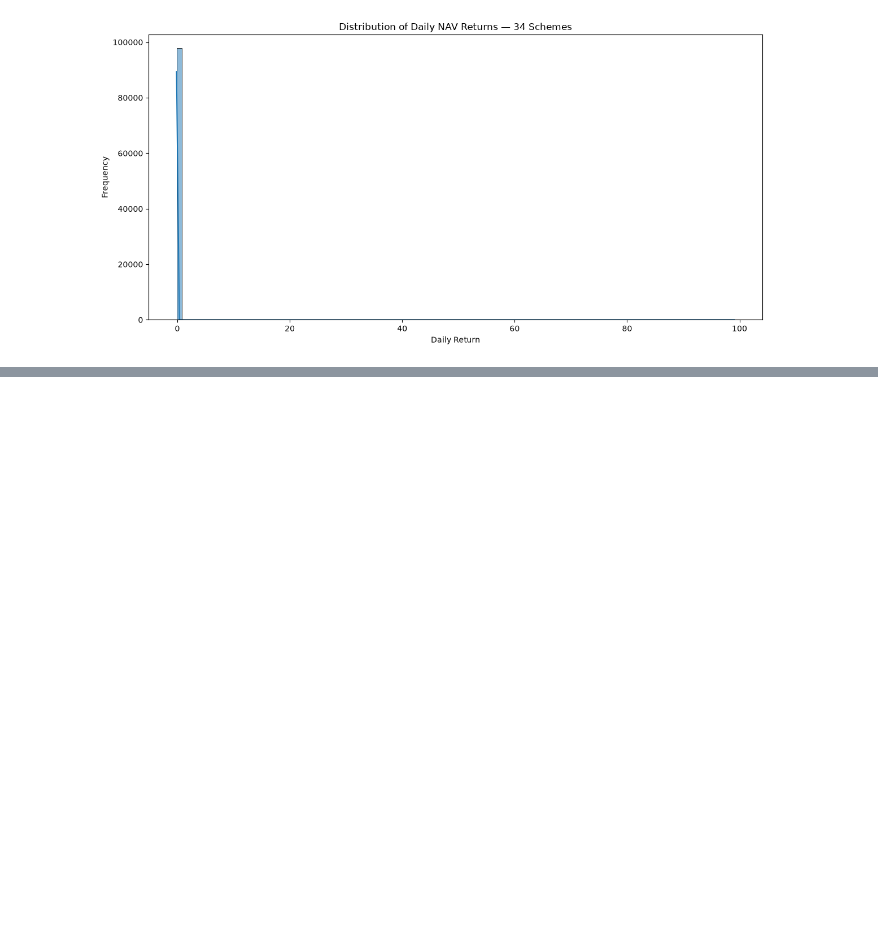
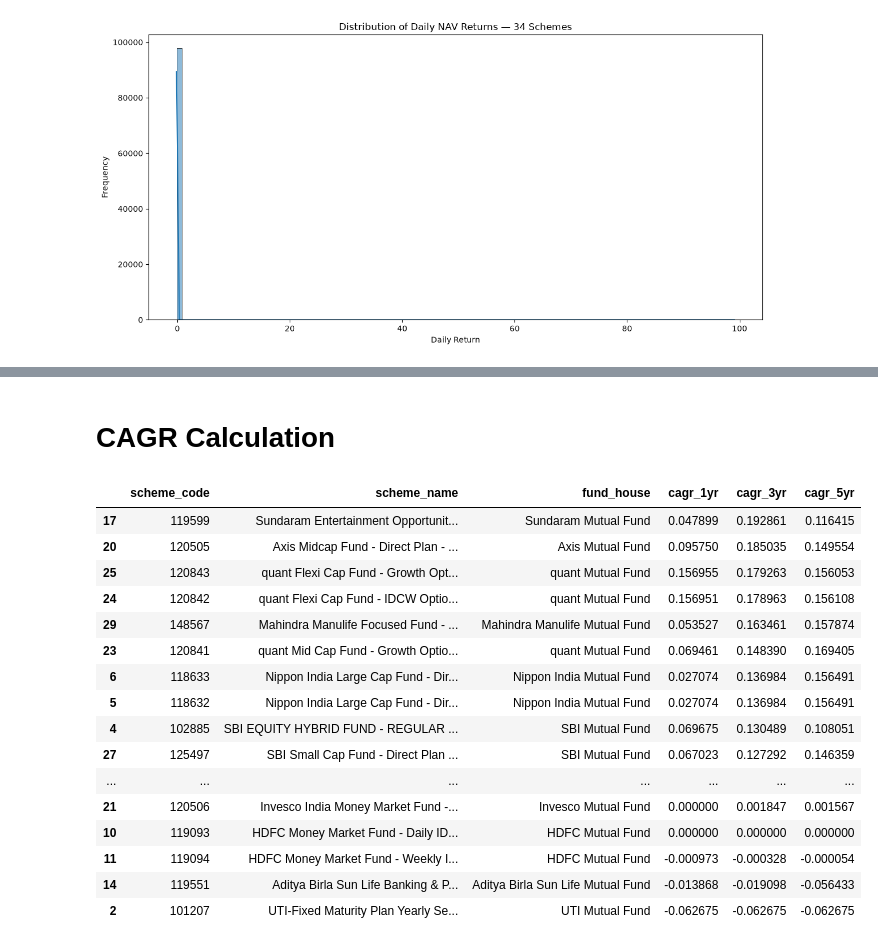
Before and after one commit to VANSHxGIT/CapstoneProject.Mutual_Fund_Analysis, a Jupyter notebook: notebooks/Performance_Analytics.ipynb, the cells around one changed output, grey strips where cells are left out. Saved outputs shown, nothing was run; the diff lists cells and outputs as text; code cells hidden in the pictures; blank space fills up the shorter version.

Commit message:
calculating CAGR value for schemes.

```diff
--- a/notebooks/Performance_Analytics.ipynb
+++ b/notebooks/Performance_Analytics.ipynb
@@ -401,0 +486,2 @@ plt.show()
+# %% [markdown]
+# CAGR Calculation
@@ -401,0 +524,58 @@ plt.show()
+# %%
+# CAGR for every scheme
+cagr_rows = []
+
+for scheme_code, group in nav_history.groupby(
+    "scheme_code"
+):
+
+    row = {
+        "scheme_code": scheme_code,
+        "cagr_1yr": calculate_cagr(group, 1),
+        "cagr_3yr": calculate_cagr(group, 3),
+        "cagr_5yr": calculate_cagr(group, 5)
+    }
+
+    cagr_rows.append(row)
+
+cagr = pd.DataFrame(cagr_rows)
+
+cagr = cagr.merge(
+    metadata_lookup,
+    on="scheme_code",
+    how="left"
+)
+
+cagr = cagr[
+    [
+        "scheme_code",
+        "scheme_name",
+        "fund_house",
+        "cagr_1yr",
+        "cagr_3yr",
+        "cagr_5yr"
+    ]
+]
+
+display(cagr.sort_values(
+    "cagr_3yr",
+    ascending=False
+))
+# %% [output]
+|  | scheme_code | scheme_name | fund_house | cagr_1yr | cagr_3yr | cagr_5yr |
+| 17 | 119599 | Sundaram Entertainment Opportunit... | Sundaram Mutual Fund | 0.047899 | 0.192861 | 0.116415 |
+| 20 | 120505 | Axis Midcap Fund - Direct Plan - ... | Axis Mutual Fund | 0.095750 | 0.185035 | 0.149554 |
+| 25 | 120843 | quant Flexi Cap Fund - Growth Opt... | quant Mutual Fund | 0.156955 | 0.179263 | 0.156053 |
+| 24 | 120842 | quant Flexi Cap Fund - IDCW Optio... | quant Mutual Fund | 0.156951 | 0.178963 | 0.156108 |
+| 29 | 148567 | Mahindra Manulife Focused Fund - ... | Mahindra Manulife Mutual Fund | 0.053527 | 0.163461 | 0.157874 |
+| 23 | 120841 | quant Mid Cap Fund - Growth Optio... | quant Mutual Fund | 0.069461 | 0.148390 | 0.169405 |
+| 6 | 118633 | Nippon India Large Cap Fund - Dir... | Nippon India Mutual Fund | 0.027074 | 0.136984 | 0.156491 |
+| 5 | 118632 | Nippon India Large Cap Fund - Dir... | Nippon India Mutual Fund | 0.027074 | 0.136984 | 0.156491 |
+| 4 | 102885 | SBI EQUITY HYBRID FUND - REGULAR ... | SBI Mutual Fund | 0.069675 | 0.130489 | 0.108051 |
+| 27 | 125497 | SBI Small Cap Fund - Direct Plan ... | SBI Mutual Fund | 0.067023 | 0.127292 | 0.146359 |
+| ... | ... | ... | ... | ... | ... | ... |
+| 21 | 120506 | Invesco India Money Market Fund -... | Invesco Mutual Fund | 0.000000 | 0.001847 | 0.001567 |
+| 10 | 119093 | HDFC Money Market Fund - Daily ID... | HDFC Mutual Fund | 0.000000 | 0.000000 | 0.000000 |
+| 11 | 119094 | HDFC Money Market Fund - Weekly I... | HDFC Mutual Fund | -0.000973 | -0.000328 | -0.000054 |
+| 14 | 119551 | Aditya Birla Sun Life Banking & P... | Aditya Birla Sun Life Mutual Fund | -0.013868 | -0.019098 | -0.056433 |
+| 2 | 101207 | UTI-Fixed Maturity Plan Yearly Se... | UTI Mutual Fund | -0.062675 | -0.062675 | -0.062675 |
```
Also changed, not shown: parts of 2 cells of this notebook.
